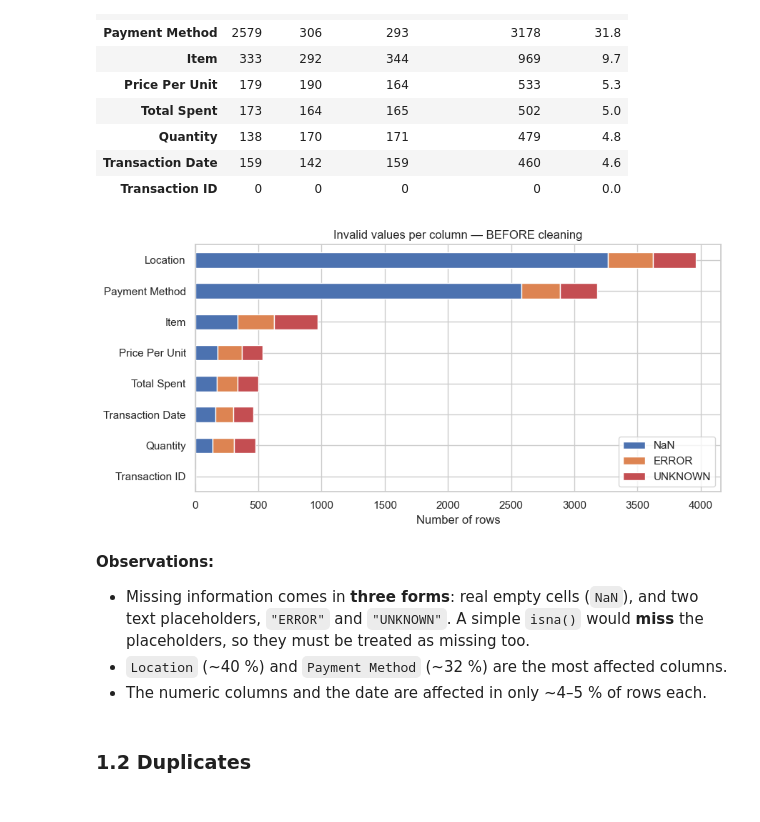
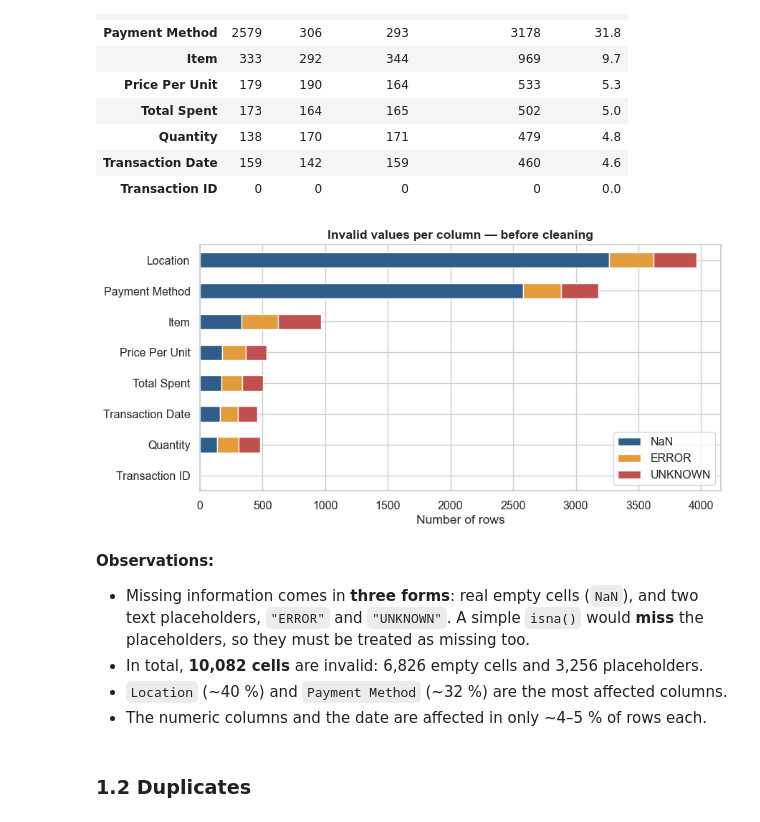
Before and after one commit to asaphfelix03-beep/OIBSIP, a Jupyter notebook: DataAnalytics-L1-DataCleaning/data_cleaning.ipynb, the cells around one changed output. Cells and saved outputs as stored; diff of their text form; code cells hidden in the pictures.

```diff
--- a/DataAnalytics-L1-DataCleaning/data_cleaning.ipynb
+++ b/DataAnalytics-L1-DataCleaning/data_cleaning.ipynb
@@ -33,8 +40,10 @@ import numpy as np
 import matplotlib.pyplot as plt
 import seaborn as sns
 
-sns.set_theme(style="whitegrid")
+sns.set_theme(style="whitegrid", font_scale=1.05)
 pd.set_option("display.max_columns", None)
+
+BLUE, ORANGE, RED, GREEN, GREY = "#2F5D8A", "#E39B3B", "#C0504D", "#4E9A6A", "#B8B8B8"
 
 raw = pd.read_csv("data/raw.csv")
 df = raw.copy()          # we keep `raw` untouched for the before/after comparison
@@ -101,17 +110,19 @@ quality.sort_values("Total missing-like", ascending=False)
 | Transaction ID | 0 | 0 | 0 | 0 | 0.0 |
 # %%
 ax = quality[["NaN", "ERROR", "UNKNOWN"]].sort_values("NaN").plot(
-    kind="barh", stacked=True, figsize=(9, 4.5), color=["#4C72B0", "#DD8452", "#C44E52"])
-ax.set_title("Invalid values per column — BEFORE cleaning")
+    kind="barh", stacked=True, figsize=(9, 4.5), color=[BLUE, ORANGE, RED])
+ax.set_title("Invalid values per column — before cleaning", fontweight="bold")
 ax.set_xlabel("Number of rows")
+ax.set_ylabel("")
 plt.tight_layout()
-plt.savefig("images/missing_before.png", dpi=120)
+plt.savefig("images/missing_before.png", dpi=150)
 plt.show()
 # %% [output]
-[figure, old version]
+[figure, new version]
 # %% [markdown]
 **Observations:**
 - Missing information comes in **three forms**: real empty cells (`NaN`), and two text placeholders, `"ERROR"` and `"UNKNOWN"`. A simple `isna()` would **miss** the placeholders, so they must be treated as missing too.
+- In total, **10,082 cells** are invalid: 6,826 empty cells and 3,256 placeholders.
 - `Location` (~40 %) and `Payment Method` (~32 %) are the most affected columns.
 - The numeric columns and the date are affected in only ~4–5 % of rows each.
 # %% [markdown]
```
Also changed, not shown: parts of 14 cells of this notebook, 9 other files.
